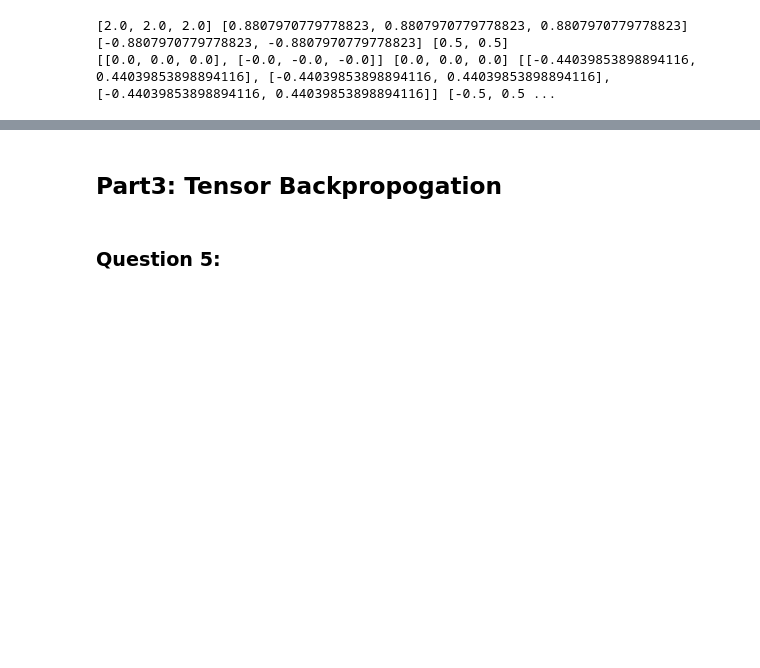
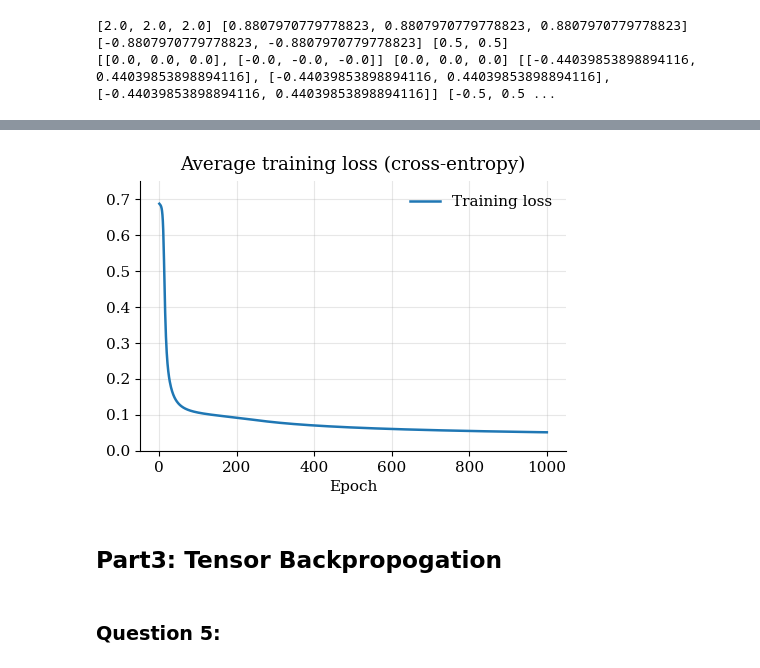
Before and after one commit to alisonattard/DeepLearning, a Jupyter notebook: Code.ipynb, the cells around one changed output, grey strips where cells are left out. Saved outputs shown, nothing was run; the diff lists cells and outputs as text; code cells hidden in the pictures; blank space fills up the shorter version.

```diff
--- a/Code.ipynb
+++ b/Code.ipynb
@@ -187,20 +188,20 @@ derivatives wrt V, c:
 from data import load_synth, load_mnist
 
 # loading data
-(xtrain, ytrain), (xval, yval), num_cls = load_synth()
+(x_train, y_train), (xval, yval), num_cls = load_synth()
 
 # print shape
-print("shape of xtrain: ", xtrain.shape)
-print("shape of ytrain: ", ytrain.shape)
+print("shape of x_train: ", x_train.shape)
+print("shape of y_train: ", y_train.shape)
 print("shape of xval: ", xval.shape)
 print("shape of yval: ", yval.shape)
 print("number of classes: ", num_cls)
 
 # min max mean xtrain
-print("min of xtrain: ", xtrain.min())
-print("max of xtrain: ", xtrain.max())
-print("mean of xtrain: ", xtrain.mean())
+print("min of x_train: ", x_train.min())
+print("max of x_train: ", x_train.max())
+print("mean of x_train: ", x_train.mean())
 
-# head of xtrain
-print("head of xtrain:\n", xtrain[:5])
+# head of x_train
+print("head of x_train:\n", x_train[:5])
 # %% [output]
@@ -364,3 +365,24 @@ Epoch 999, loss: 0.0880
+# %%
+plt.rcParams.update({
+    "font.family": "serif",
+    "font.size": 11,
+    "axes.spines.top": False,
+    "axes.spines.right": False,
+})
+
+fig, ax = plt.subplots(figsize=(5.5, 3.5))
+ax.plot(range(1, len(losses) + 1), losses, linewidth=1.8, label="Training loss")
+
+ax.set_xlabel("Epoch")
+ax.set_title("Average training loss (cross-entropy)", loc="center", pad=8)
+ax.set_ylim(0, 0.75)
+
+ax.grid(True, alpha=0.3)
+ax.legend(frameon=False)
+fig.savefig("q4_loss.pdf", bbox_inches="tight")
+plt.show()
+# %% [output]
+[figure, added]
 # %% [markdown]
 ## Part3: Tensor Backpropogation
 # %% [markdown]
```
Also changed, not shown: parts of 5 cells of this notebook, 1 other file.
